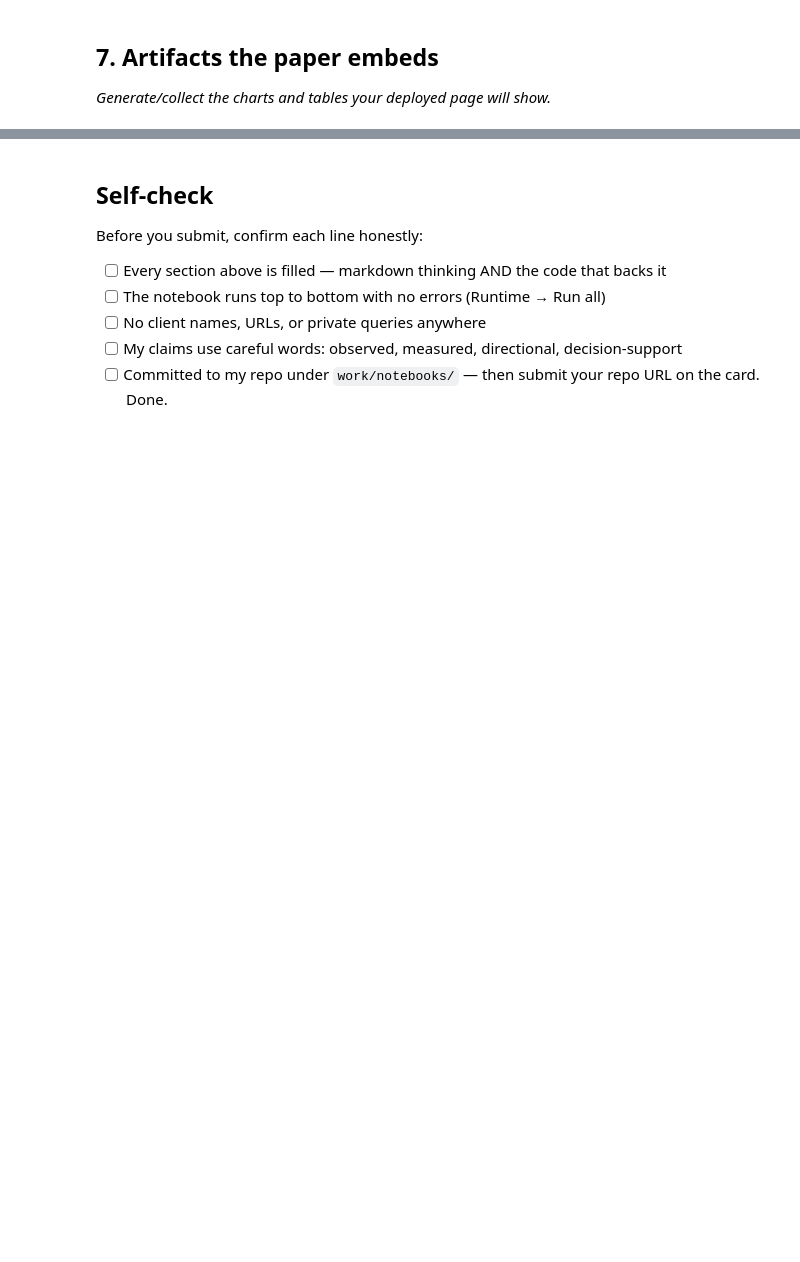
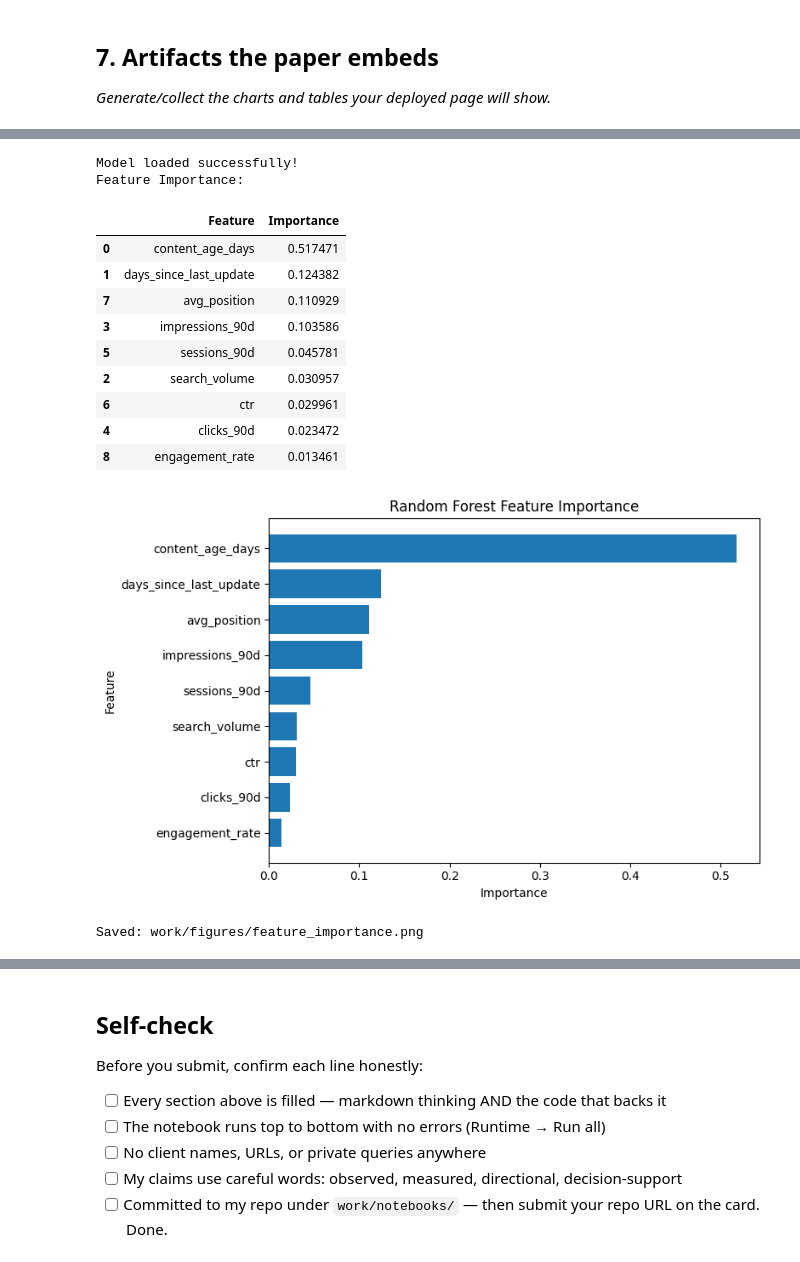
Before and after one commit to MahboobAli1/flyrank-ml-internship, a Jupyter notebook: work/notebooks/capstone.ipynb, the cells around one changed output, grey strips where cells are left out. Saved outputs shown, nothing was run; the diff lists cells and outputs as text; code cells hidden in the pictures; blank space fills up the shorter version.

```diff
--- a/work/notebooks/capstone.ipynb
+++ b/work/notebooks/capstone.ipynb
@@ -531,0 +737,80 @@ results
+# %%
+import joblib
+import pandas as pd
+import matplotlib.pyplot as plt
+import os
+
+# Load the saved Week 5 Random Forest model
+model = joblib.load("/content/drive/MyDrive/flyrank-ml-internship/models/random_forest_model.pkl"
+)
+
+print("Model loaded successfully!")
+
+# Features used by the Week 5 model
+features = [
+    "content_age_days",
+    "days_since_last_update",
+    "search_volume",
+    "impressions_90d",
+    "clicks_90d",
+    "sessions_90d",
+    "ctr",
+    "avg_position",
+    "engagement_rate"
+]
+
+# Create feature importance table
+importance = pd.DataFrame({
+    "Feature": features,
+    "Importance": model.feature_importances_
+}).sort_values(
+    "Importance",
+    ascending=False
+)
+
+print("Feature Importance:")
+display(importance)
+
+# Create figures directory
+os.makedirs("work/figures", exist_ok=True)
+
+# Plot
+plt.figure(figsize=(8, 5))
+
+plt.barh(
+    importance["Feature"],
+    importance["Importance"]
+)
+
+plt.xlabel("Importance")
+plt.ylabel("Feature")
+plt.title("Random Forest Feature Importance")
+
+plt.gca().invert_yaxis()
+plt.tight_layout()
+
+# Save figure
+plt.savefig(
+    "work/figures/feature_importance.png",
+    dpi=200,
+    bbox_inches="tight"
+)
+
+plt.show()
+
+print("Saved: work/figures/feature_importance.png")
+# %% [output]
+Model loaded successfully!
+Feature Importance:
+|  | Feature | Importance |
+| 0 | content_age_days | 0.517471 |
+| 1 | days_since_last_update | 0.124382 |
+| 7 | avg_position | 0.110929 |
+| 3 | impressions_90d | 0.103586 |
+| 5 | sessions_90d | 0.045781 |
+| 2 | search_volume | 0.030957 |
+| 6 | ctr | 0.029961 |
+| 4 | clicks_90d | 0.023472 |
+| 8 | engagement_rate | 0.013461 |
+[figure, added]
+Saved: work/figures/feature_importance.png
```
Also changed, not shown: parts of 17 cells of this notebook.
